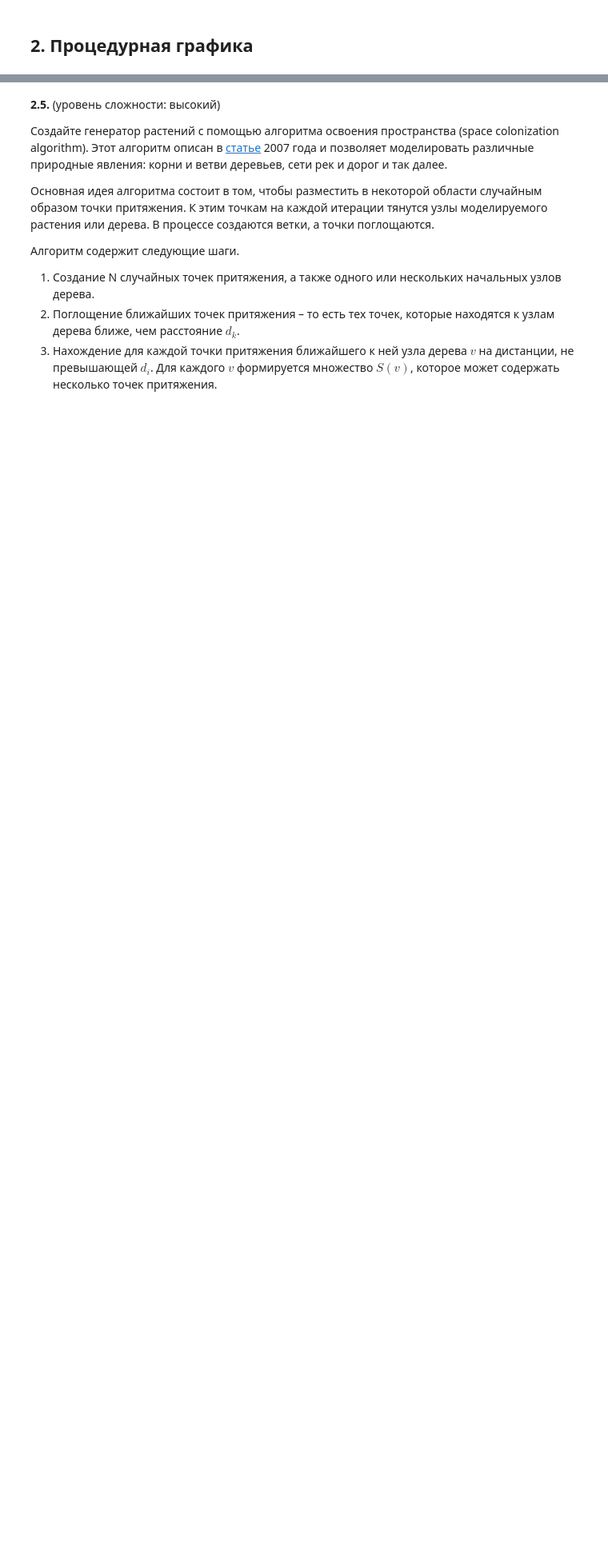
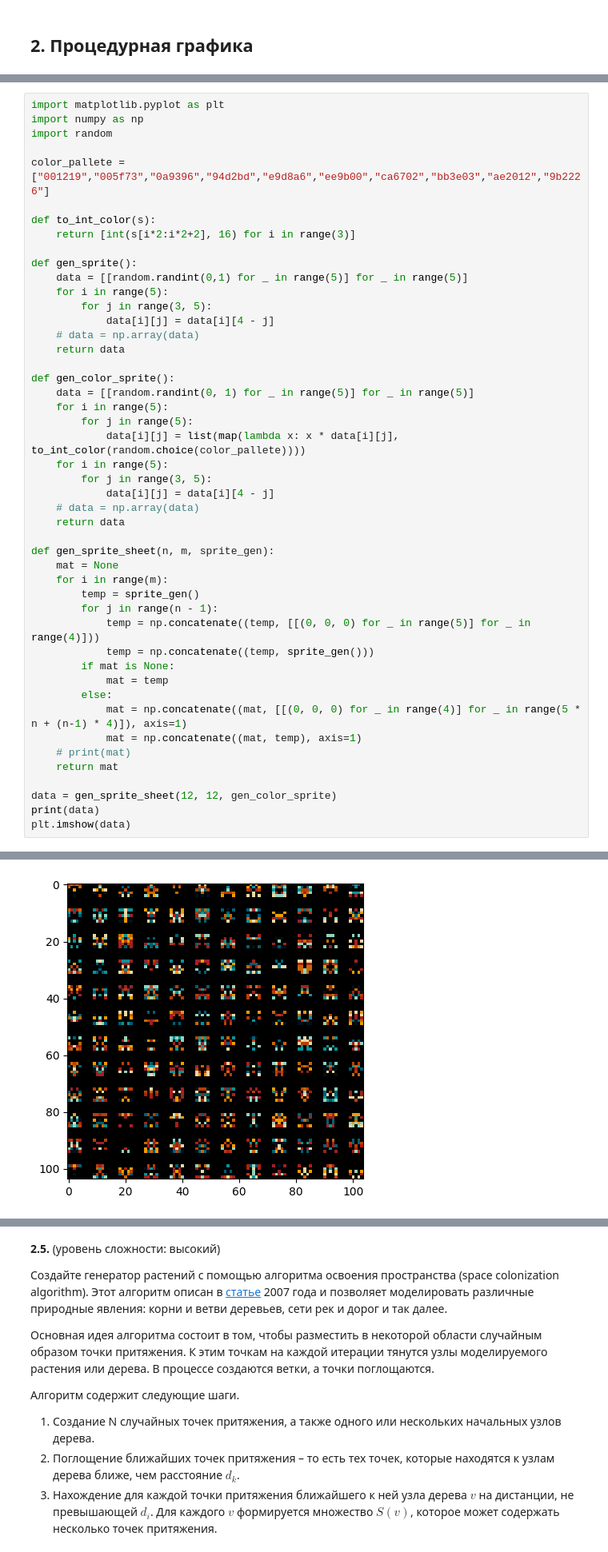
Before and after one commit to Idontlikeni/fourth_semestr, a Jupyter notebook: piton/pract3.ipynb, the cells around one changed output, grey strips where cells are left out. Shown at 80% size. Drawn from its saved outputs; the diff is of its cells as text; blank space fills up the shorter version.

```diff
--- a/piton/pract3.ipynb
+++ b/piton/pract3.ipynb
@@ -192,0 +199,48 @@ ValueError: all the input arrays must have same number of dimensions, but the ar
+# %%
+import matplotlib.pyplot as plt
+import numpy as np
+import random
+
+color_pallete = ["001219","005f73","0a9396","94d2bd","e9d8a6","ee9b00","ca6702","bb3e03","ae2012","9b2226"]
+
+def to_int_color(s):
+    return [int(s[i*2:i*2+2], 16) for i in range(3)]
+
+def gen_sprite():
+    data = [[random.randint(0,1) for _ in range(5)] for _ in range(5)]
+    for i in range(5):
+        for j in range(3, 5):
+            data[i][j] = data[i][4 - j]
+    # data = np.array(data)
+    return data
+
+def gen_color_sprite():
+    data = [[random.randint(0, 1) for _ in range(5)] for _ in range(5)]
+    for i in range(5):
+        for j in range(5):
+            data[i][j] = list(map(lambda x: x * data[i][j], to_int_color(random.choice(color_pallete))))
+    for i in range(5):
+        for j in range(3, 5):
+            data[i][j] = data[i][4 - j]
+    # data = np.array(data)
+    return data
+
+def gen_sprite_sheet(n, m, sprite_gen):
+    mat = None
+    for i in range(m):
+        temp = sprite_gen()
+        for j in range(n - 1):
+            temp = np.concatenate((temp, [[(0, 0, 0) for _ in range(5)] for _ in range(4)]))
+            temp = np.concatenate((temp, sprite_gen()))
+        if mat is None:
+            mat = temp
+        else:
+            mat = np.concatenate((mat, [[(0, 0, 0) for _ in range(4)] for _ in range(5 * n + (n-1) * 4)]), axis=1)
+            mat = np.concatenate((mat, temp), axis=1)
+    # print(mat)
+    return mat
+
+data = gen_sprite_sheet(12, 12, gen_color_sprite)
+print(data)
+plt.imshow(data)
+# %% [output]
@@ -193,3 +265,4 @@ ValueError: all the input arrays must have same number of dimensions, but the ar
+[figure, added]
 # %% [markdown]
 **2.4.** (уровень сложности: высокий)
 
```
Also changed, not shown: parts of 9 cells of this notebook, 18 other files.
